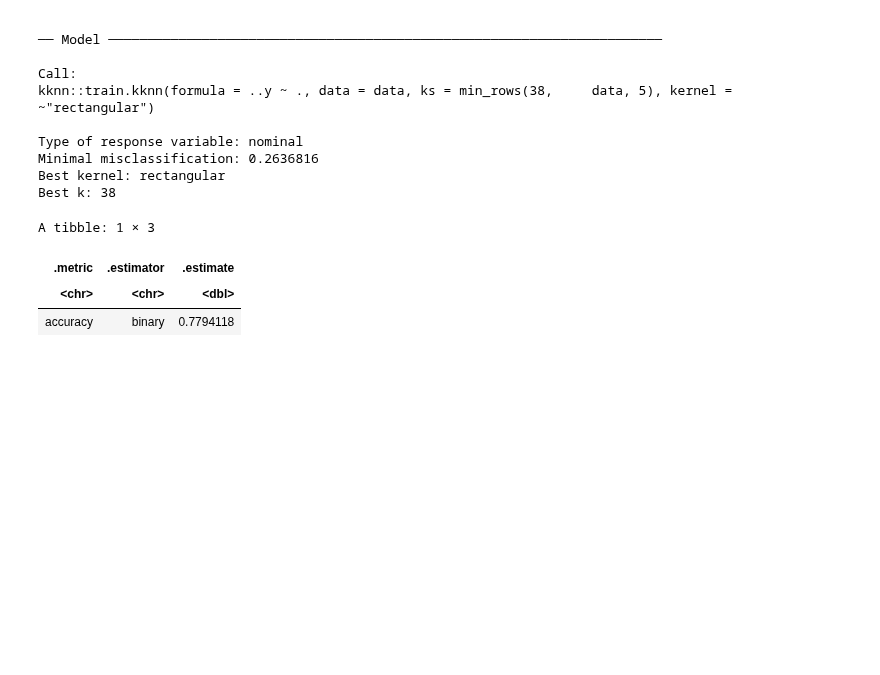
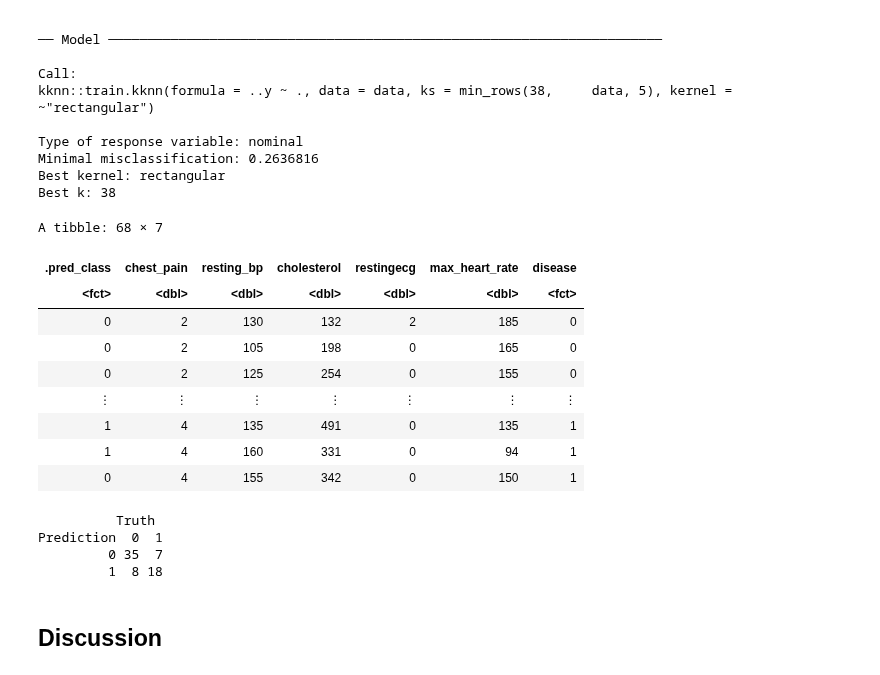
Before and after one commit to drew-gnaw/DSCI100-G81, a Jupyter notebook: Final Report.ipynb, the cells around one changed output. Cells and saved outputs as stored; diff of their text form; code cells hidden in the pictures; blank space fills up the shorter version.

```diff
--- a/Final Report.ipynb
+++ b/Final Report.ipynb
@@ -241,13 +244,31 @@ Best k: 38
 # %%
 # determine the accuracy of our model using testing data
 heart_test_predictions <- predict(knn_best_fit, heart_test) |>
-  bind_cols(heart_test) |>
-  metrics(truth = disease, estimate = .pred_class) |>
+  bind_cols(heart_test)
+
+heart_test_predictions
+
+heart_model_accuracy <- heart_test_predictions |>
+  metrics (truth = disease, estimate = .pred_class) |>
   filter(.metric == "accuracy")
 
-heart_test_predictions
+confusion <- heart_test_predictions |>
+             conf_mat(truth = disease, estimate = .pred_class)
+confusion
 # %% [output]
-A tibble: 1 × 3
+A tibble: 68 × 7
-| .metric | .estimator | .estimate |
-| <chr> | <chr> | <dbl> |
-| accuracy | binary | 0.7794118 |
+| .pred_class | chest_pain | resting_bp | cholesterol | restingecg | max_heart_rate | disease |
+| <fct> | <dbl> | <dbl> | <dbl> | <dbl> | <dbl> | <fct> |
+| 0 | 2 | 130 | 132 | 2 | 185 | 0 |
+| 0 | 2 | 105 | 198 | 0 | 165 | 0 |
+| 0 | 2 | 125 | 254 | 0 | 155 | 0 |
+| ⋮ | ⋮ | ⋮ | ⋮ | ⋮ | ⋮ | ⋮ |
+| 1 | 4 | 135 | 491 | 0 | 135 | 1 |
+| 1 | 4 | 160 | 331 | 0 | 94 | 1 |
+| 0 | 4 | 155 | 342 | 0 | 150 | 1 |
+          Truth
+Prediction  0  1
+         0 35  7
+         1  8 18
+# %% [markdown]
+## Discussion
```
Also changed, not shown: parts of 1 cell of this notebook.
